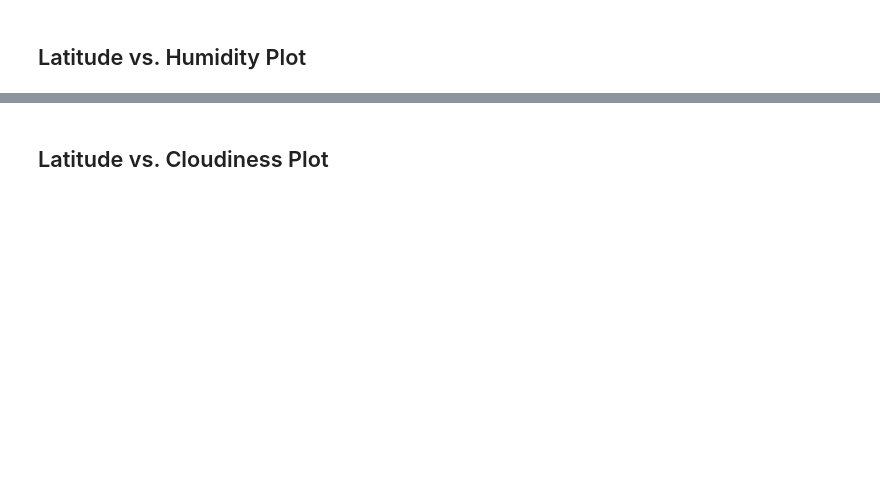
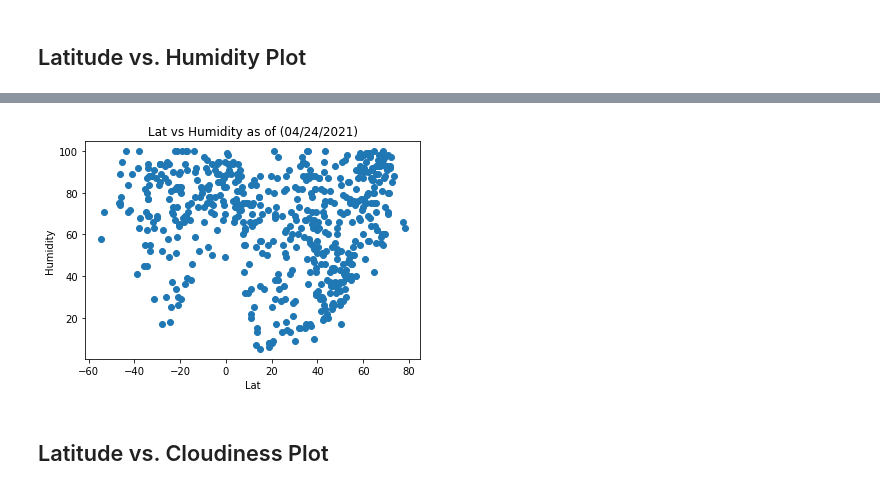
Before and after one commit to vsanga04/python-api-challenge, a Jupyter notebook: WeatherPy/WeatherPy.ipynb, the cells around one changed output, grey strips where cells are left out. Saved outputs shown, nothing was run; the diff lists cells and outputs as text; code cells hidden in the pictures; blank space fills up the shorter version.

```diff
--- a/WeatherPy/WeatherPy.ipynb
+++ b/WeatherPy/WeatherPy.ipynb
@@ -214,2 +210,11 @@ Int64Index([], dtype='int64')
+# %%
+plt.scatter(weather["Lat"], weather["Humidity"])
+
+plt.title(f"Lat vs Humidity as of ({correct_date[0]})")
+plt.ylabel("Humidity")
+plt.xlabel("Lat")
+plt.savefig("Output_Data/LatvsHumidity.png")
+# %% [output]
+[figure, added]
 # %% [markdown]
 ## Latitude vs. Cloudiness Plot
```
Also changed, not shown: parts of 26 cells of this notebook, 12 other files.
